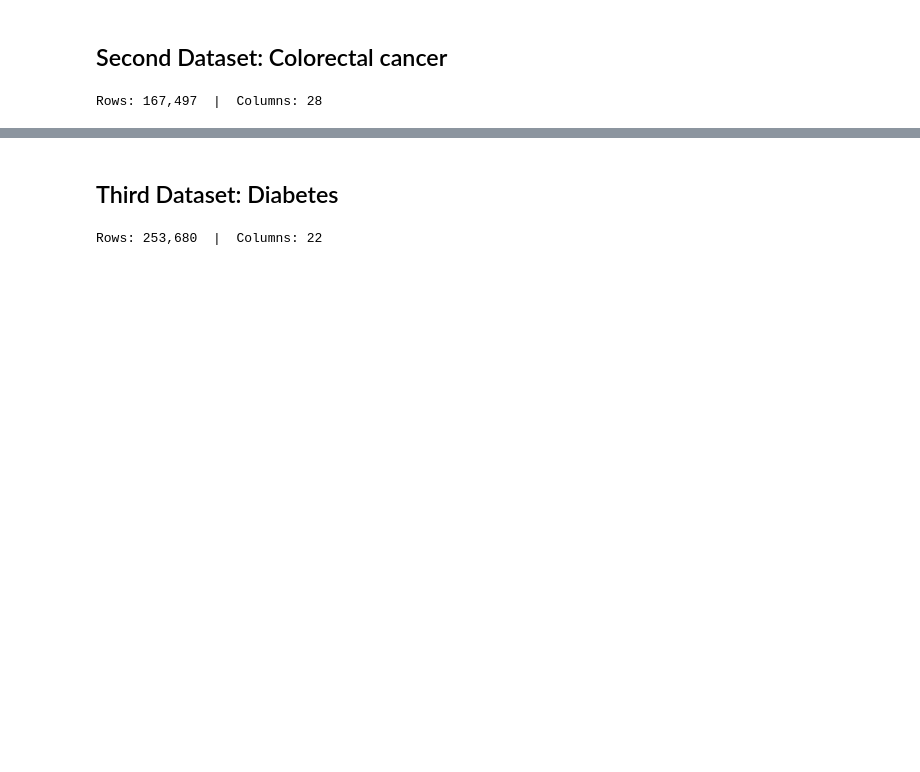
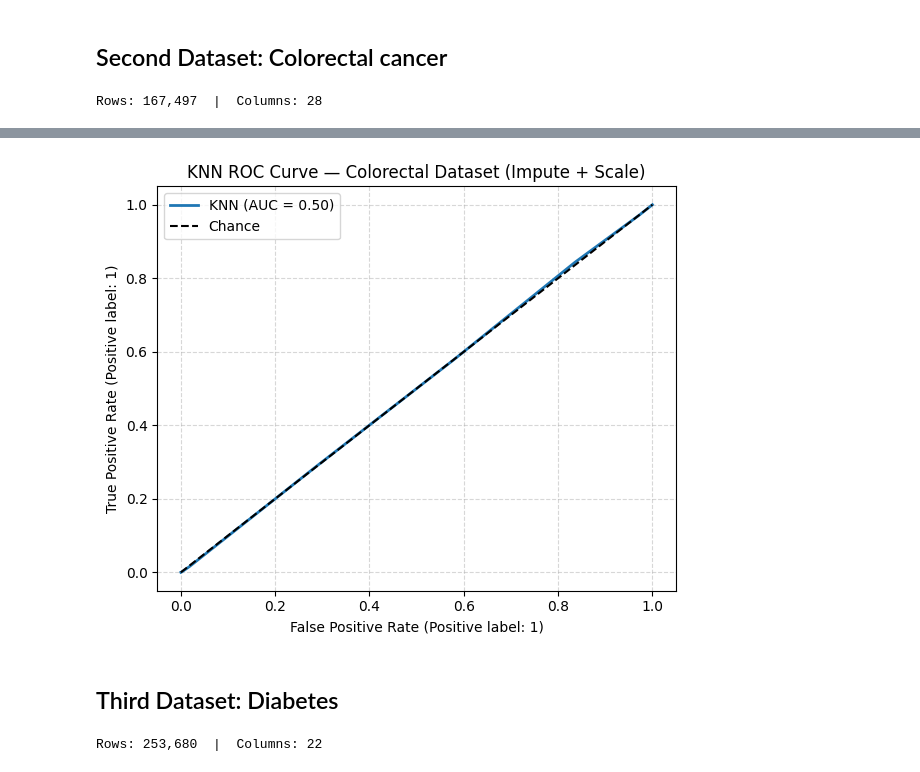
Before and after one commit to muathdb/Week-8, a Jupyter notebook: Week8-abusamreh-Muath.ipynb, the cells around one changed output, grey strips where cells are left out. Drawn from its saved outputs; the diff is of its cells as text; code cells hidden in the pictures; blank space fills up the shorter version.

```diff
--- a/Week8-abusamreh-Muath.ipynb
+++ b/Week8-abusamreh-Muath.ipynb
@@ -489,0 +455,85 @@ interpretation by highlighting key risk factors for colorectal cancer.
+# %%
+import numpy as np
+import pandas as pd
+import matplotlib.pyplot as plt
+from sklearn.model_selection import train_test_split
+from sklearn.impute import SimpleImputer
+from sklearn.preprocessing import StandardScaler
+from sklearn.neighbors import KNeighborsClassifier
+from sklearn.metrics import roc_curve, auc
+
+# 1) Choose a binary target
+priority = ["mortality", "survival_5_years", "early_detection"]
+target_col = next((c for c in priority if c in df.columns), None)
+
+made_from_prob = False
+if target_col is None:
+    if "survival_prediction" in df.columns:
+        # probability-like -> threshold at 0.5
+        y = (pd.to_numeric(df["survival_prediction"], errors="coerce") >= 0.5).astype(int)
+        made_from_prob = True
+        target_col = "survival_prediction"
+    else:
+        raise ValueError("No suitable target found. Add/choose one of: 'mortality', 'survival_5_years', 'early_detection'.")
+
+if not made_from_prob:
+    s = df[target_col]
+    if s.dtype == bool:
+        y = s.astype(int)
+    elif s.dtype == "O":
+        pos_like = {"1","true","t","yes","y","positive","pos","death","dead","deceased","present"}
+        y = s.astype(str).str.strip().str.lower().isin(pos_like).astype(int)
+    else:
+        s = pd.to_numeric(s, errors="coerce")
+        vals = np.sort(pd.Series(s.dropna().unique()).values)
+        if len(vals) == 2:
+            # map rarer value to positive
+            pos_val = s.value_counts().idxmin()
+            y = (s == pos_val).astype(int)
+        else:
+            # fallback: >0 means positive
+            y = (s > 0).astype(int)
+
+print(f"Using target: {target_col!r}  | positives={int(y.sum())} / {len(y)}")
+
+# 2) Features = numeric only; drop target & obvious IDs/leakage
+X = df.select_dtypes(include=[np.number]).copy()
+for col in [target_col, "patient_id", "survival_prediction"]:
+    if col in X.columns:
+        X.drop(columns=[col], inplace=True)
+
+# Safety check
+assert X.shape[1] > 0, "No numeric features left for modeling."
+
+# 3) Train/test split (stratified)
+X_train, X_test, y_train, y_test = train_test_split(
+    X, y, test_size=0.2, random_state=42, stratify=y
+)
+
+# 4) Impute + scale
+imp = SimpleImputer(strategy="median")
+scaler = StandardScaler()
+X_train = scaler.fit_transform(imp.fit_transform(X_train))
+X_test  = scaler.transform(imp.transform(X_test))
+
+# 5) KNN model (simple & fast)
+knn = KNeighborsClassifier(n_neighbors=7, metric="euclidean")
+knn.fit(X_train, y_train)
+
+# 6) ROC data
+y_prob = knn.predict_proba(X_test)[:, 1]
+fpr, tpr, _ = roc_curve(y_test, y_prob)
+roc_auc = auc(fpr, tpr)
+
+# 7) Plot ROC
+plt.figure(figsize=(6,5))
+plt.plot(fpr, tpr, linewidth=2, label=f'KNN (AUC = {roc_auc:.2f})')
+plt.plot([0,1], [0,1], 'k--', label='Chance')
+plt.xlabel('False Positive Rate (Positive label: 1)')
+plt.ylabel('True Positive Rate (Positive label: 1)')
+plt.title('KNN ROC Curve — Colorectal Dataset (Impute + Scale)')
+plt.legend()
+plt.grid(True, linestyle='--', alpha=0.5)
+plt.tight_layout()
+plt.show()
+# %% [output]
@@ -490,3 +541,4 @@ interpretation by highlighting key risk factors for colorectal cancer.
+[figure, added]
 # %% [markdown]
 ## Third Dataset: Diabetes
 # %%
```
Also changed, not shown: parts of 28 cells of this notebook.
